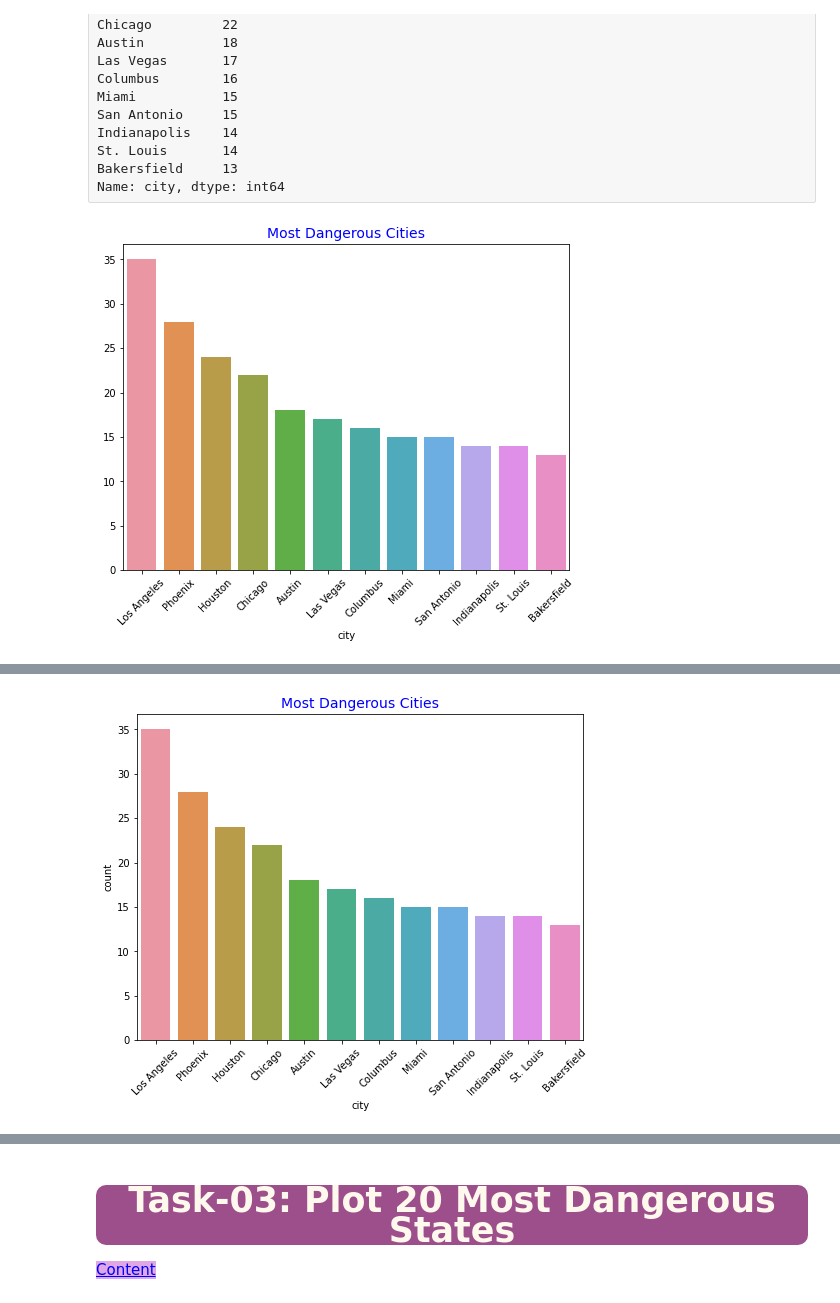
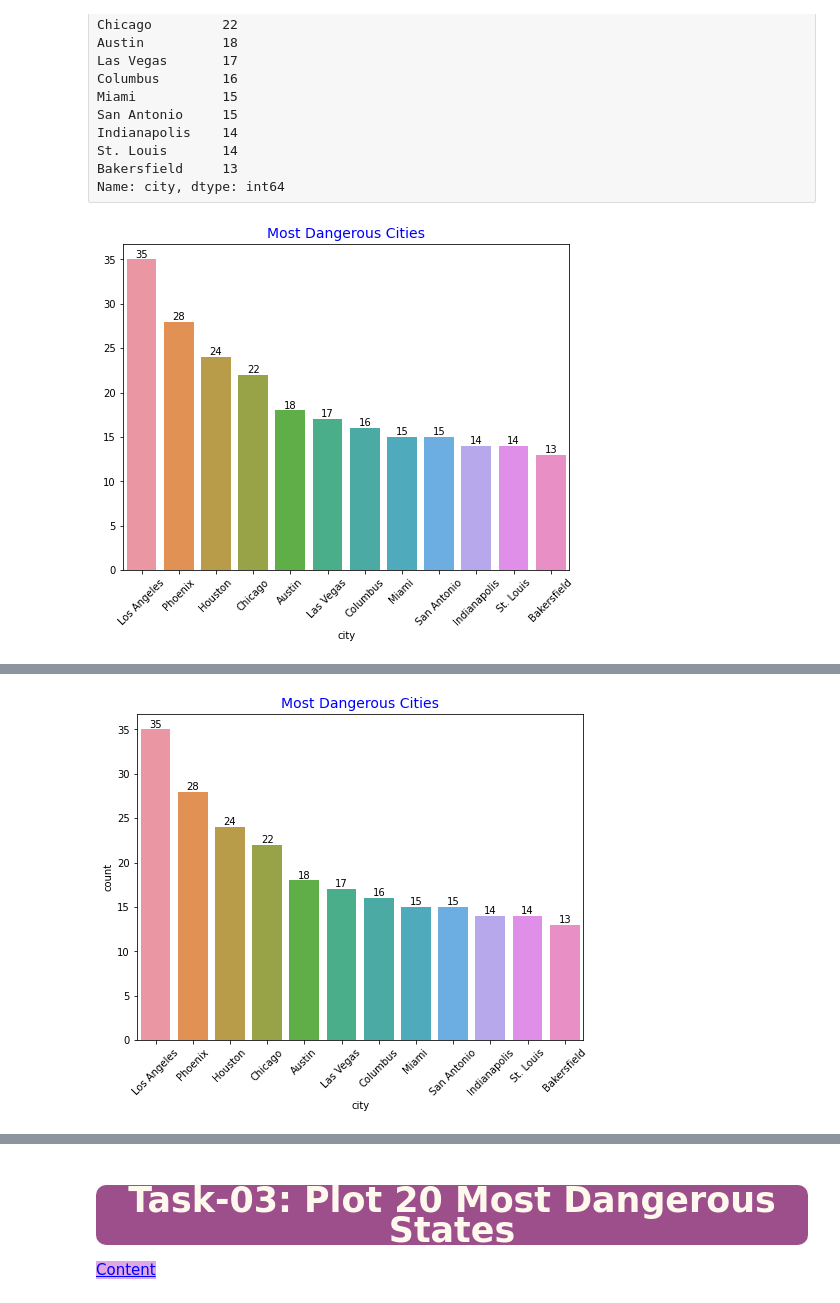
Before and after one commit to abdullahalistunca/DVwPy, a Jupyter notebook: Assignment-2 (PoliceKillingUS-Seaborn)-Student.ipynb, the cells around one changed output, grey strips where cells are left out. Drawn from its saved outputs; the diff is of its cells as text; code cells hidden in the pictures.

```diff
--- a/Assignment-2 (PoliceKillingUS-Seaborn)-Student.ipynb
+++ b/Assignment-2 (PoliceKillingUS-Seaborn)-Student.ipynb
@@ -378,16 +378,17 @@ Name: city, dtype: int64
 # %%
 # With Seaborn Barplot
 
 # YOUR CODE IS HERE
 fig, ax =plt.subplots(figsize=(8,6))
 
 ax = sns.barplot(x=dangerous_cities.index, y=dangerous_cities.values)
 
 ax.set_title("Most Dangerous Cities", color="b", fontsize=14)
 ax.set_xlabel("city")
-ax.set_xticklabels(dangerous_cities.index, rotation = 45);
+ax.set_xticklabels(dangerous_cities.index, rotation = 45)
+ax.bar_label(ax.containers[0],size=10);
 # %% [output]
-[figure, old version]
+[figure, new version]
 # %% [markdown]
 Desired Output:
 
@@ -403,9 +404,10 @@ ax = sns.countplot(x="city", data=kill, order=dangerous_cities.index)
 ax.set_xlabel("city")
 ax.set_xticklabels(dangerous_cities.index, rotation = 45)
 ax.set_title("Most Dangerous Cities", color="b", fontsize=14)
+ax.bar_label(ax.containers[0],size=10)
 plt.show();
 # %% [output]
-[figure, old version]
+[figure, new version]
 # %% [markdown]
 Desired Output:
 
```
Also changed, not shown: parts of 2 cells of this notebook.
